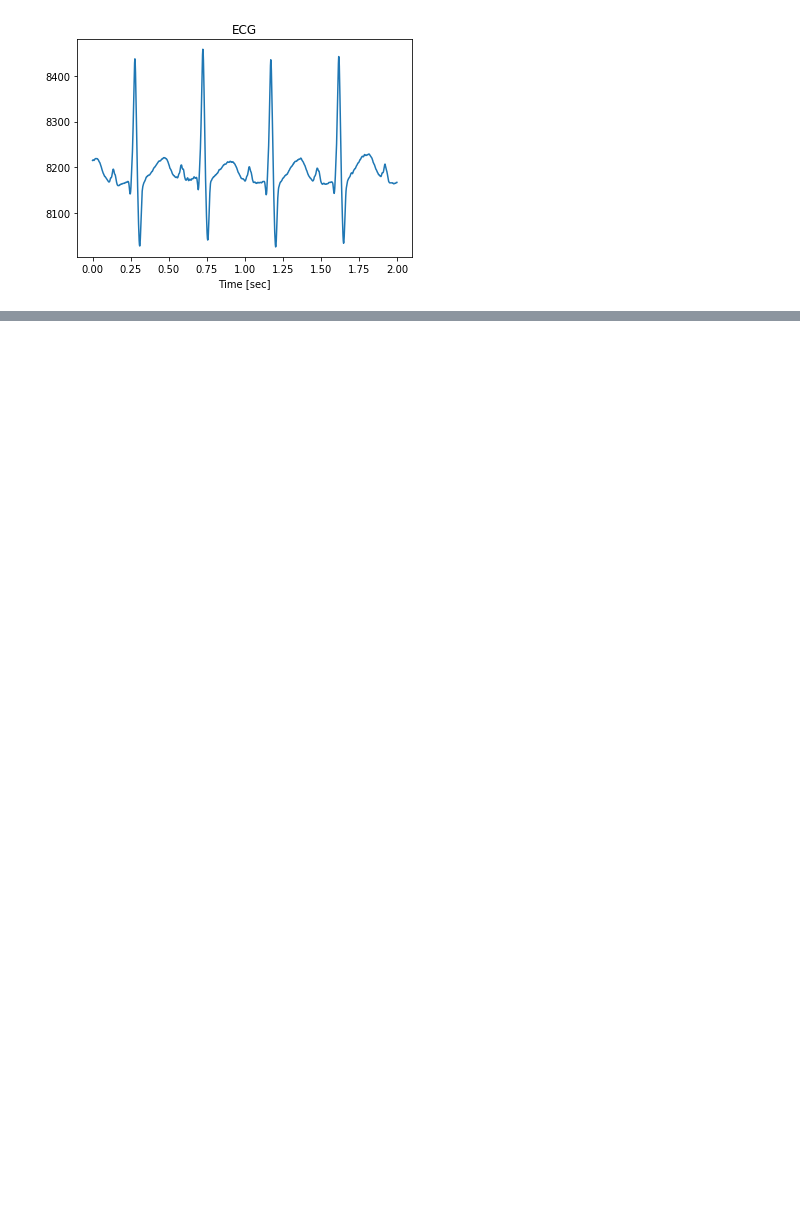
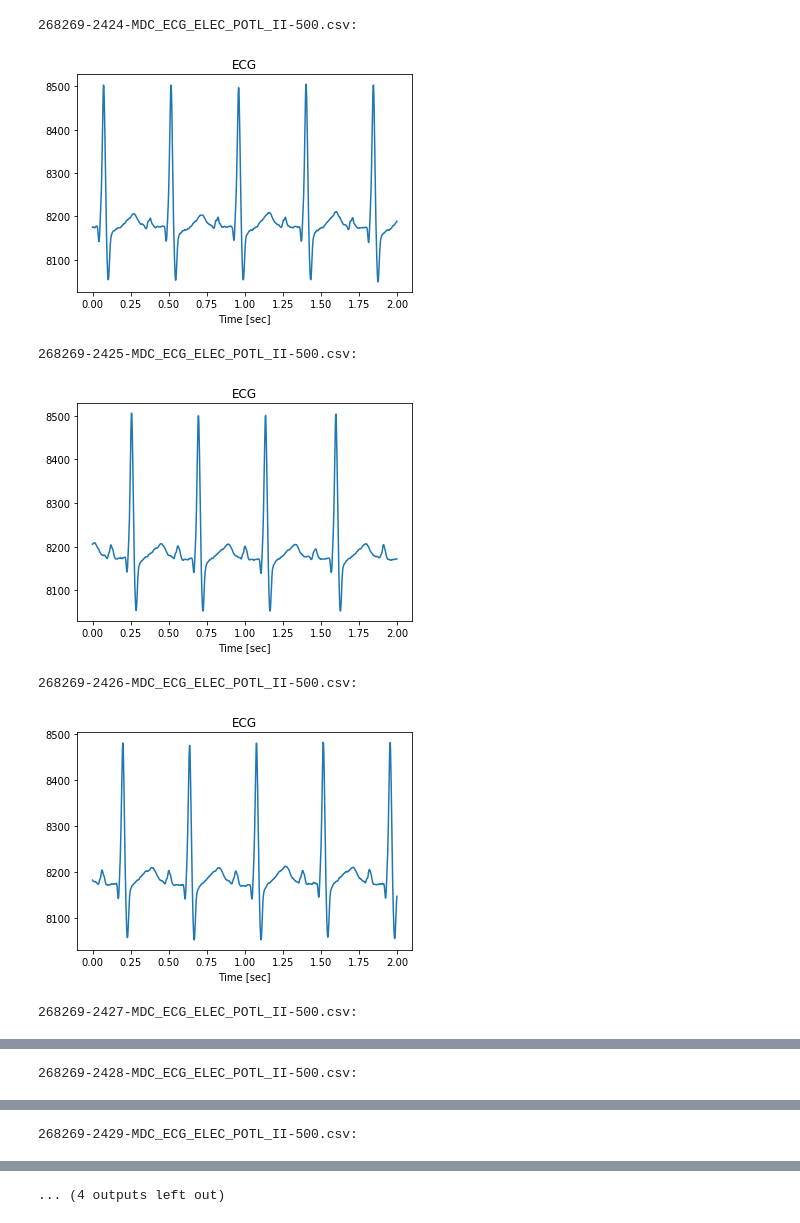
Before and after one commit to aliabufoul/SLDS, a Jupyter notebook: Untitled.ipynb, the cells around one changed output, grey strips where cells are left out. Cells and saved outputs as stored; diff of their text form; code cells hidden in the pictures; blank space fills up the shorter version.

```diff
--- a/Untitled.ipynb
+++ b/Untitled.ipynb
@@ -1,19 +10,26 @@
 # %%
-import csv
-import matplotlib.pyplot as plt
-import numpy as np
 t = np.arange(0, 2, 0.002)
 size = len(t)
 #print(size)
 ecg = []
-with open('sample/268269-2431-MDC_ECG_ELEC_POTL_II-500.csv', 'r') as f:
-    reader = csv.reader(f)
-    for row in reader:
-        ecg.append(float(row[1]))
-    #print(ecg[:size])
-    plt.plot(t,ecg[:size])
-    plt.title('ECG')
-    plt.xlabel('Time [sec]')
-    plt.show()
+for filename in os.listdir('samples'):
+    if "MDC_ECG_ELEC_POTL_II-500" in filename:
+        print(filename+':')
+        with open('samples/'+ filename, 'r') as f:
+            reader = csv.reader(f)
+            for row in reader:
+                ecg.append(float(row[1]))
+            #print(ecg[:size])
+            plt.plot(t,ecg[:size])
+            plt.title('ECG')
+            plt.xlabel('Time [sec]')
+            plt.show()
+            ecg = []
 # %% [output]
+268269-2424-MDC_ECG_ELEC_POTL_II-500.csv:
-[figure, old version]
+[figure, new version]
+268269-2425-MDC_ECG_ELEC_POTL_II-500.csv:
+[figure, added]
+268269-2426-MDC_ECG_ELEC_POTL_II-500.csv:
+[figure, added]
+268269-2427-MDC_ECG_ELEC_POTL_II-500.csv:
@@ -19,0 +37 @@ with open('sample/268269-2431-MDC_ECG_ELEC_POTL_II-500.csv', 'r') as f:
+268269-2428-MDC_ECG_ELEC_POTL_II-500.csv:
@@ -19,0 +39 @@ with open('sample/268269-2431-MDC_ECG_ELEC_POTL_II-500.csv', 'r') as f:
+268269-2429-MDC_ECG_ELEC_POTL_II-500.csv:
@@ -19,0 +41 @@ with open('sample/268269-2431-MDC_ECG_ELEC_POTL_II-500.csv', 'r') as f:
+... (4 outputs left out)
```
Also changed, not shown: parts of 9 cells of this notebook, 42 other files.
